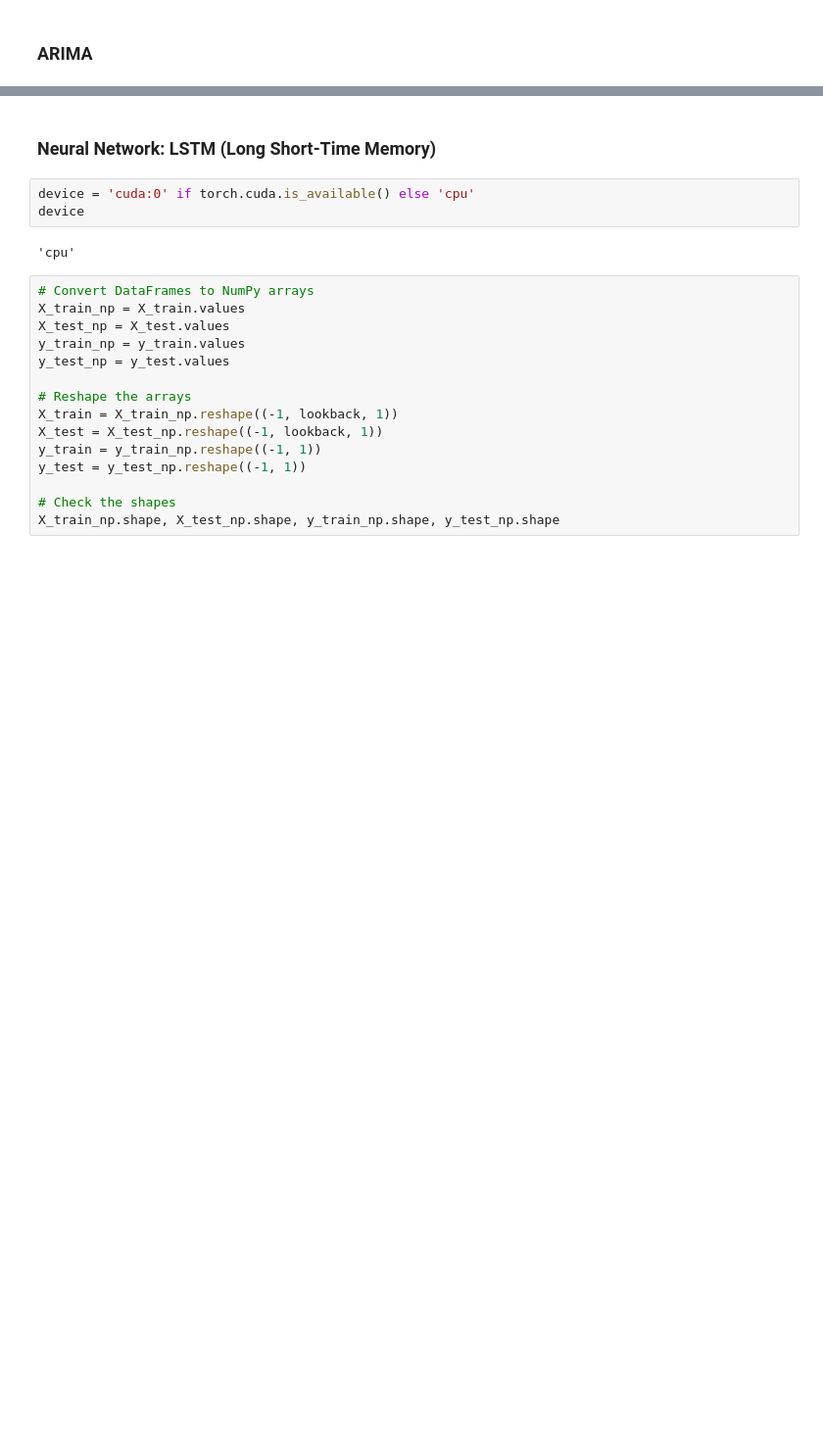
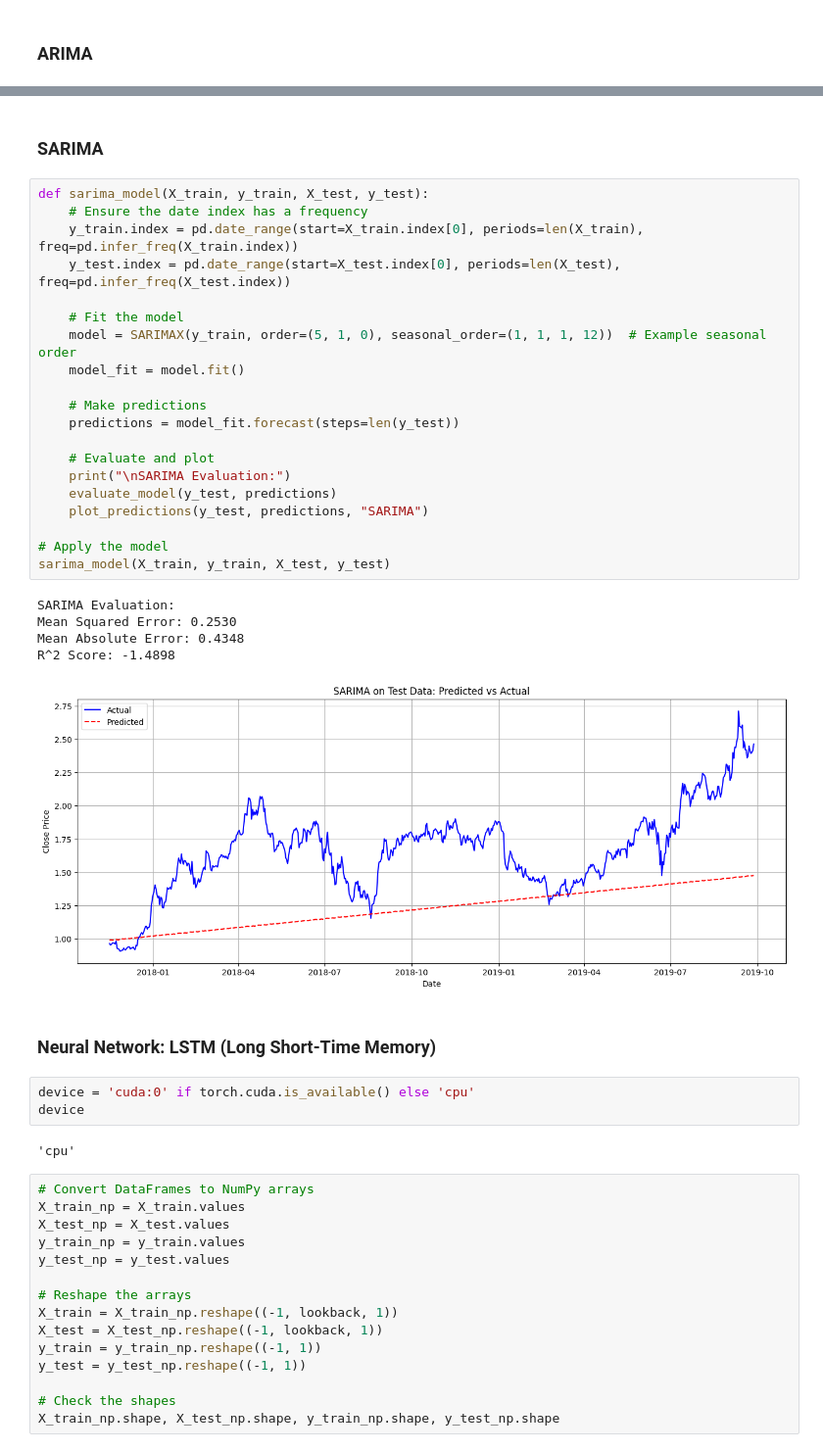
Before and after one commit to myrres0/IAU-2024, a Jupyter notebook: phase-4.ipynb, the cells around one changed output, grey strips where cells are left out. Shown at 98% size. Saved outputs shown, nothing was run; the diff lists cells and outputs as text; blank space fills up the shorter version.

```diff
--- a/phase-4.ipynb
+++ b/phase-4.ipynb
@@ -551,3 +494,31 @@ Freq: D, Name: predicted_mean, dtype: float64
+# %% [markdown]
+### SARIMA
+# %%
+def sarima_model(X_train, y_train, X_test, y_test):
+    # Ensure the date index has a frequency
+    y_train.index = pd.date_range(start=X_train.index[0], periods=len(X_train), freq=pd.infer_freq(X_train.index))
+    y_test.index = pd.date_range(start=X_test.index[0], periods=len(X_test), freq=pd.infer_freq(X_test.index))
+
+    # Fit the model
+    model = SARIMAX(y_train, order=(5, 1, 0), seasonal_order=(1, 1, 1, 12))  # Example seasonal order
+    model_fit = model.fit()
+
+    # Make predictions
+    predictions = model_fit.forecast(steps=len(y_test))
+
+    # Evaluate and plot
+    print("\nSARIMA Evaluation:")
+    evaluate_model(y_test, predictions)
+    plot_predictions(y_test, predictions, "SARIMA")
+
+# Apply the model
+sarima_model(X_train, y_train, X_test, y_test)
+# %% [output]
+SARIMA Evaluation:
+Mean Squared Error: 0.2530
+Mean Absolute Error: 0.4348
+R^2 Score: -1.4898
+[figure, added]
 # %% [markdown]
 ### Neural Network: LSTM (Long Short-Time Memory)
 # %%
```
Also changed, not shown: parts of 12 cells of this notebook.
